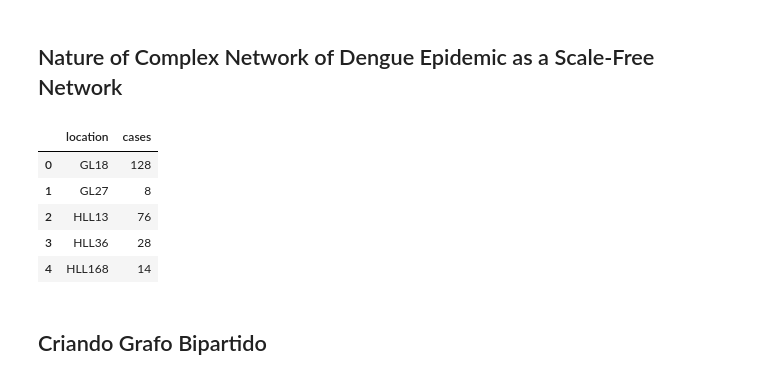
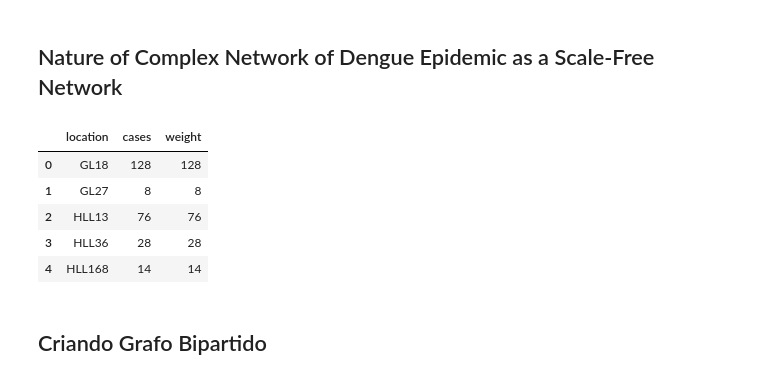
Before and after one commit to lstival/mo826, a Jupyter notebook: P3/P3_MO826.ipynb, the cells around one changed output. Drawn from its saved outputs; the diff is of its cells as text; code cells hidden in the pictures.

```diff
--- a/P3/P3_MO826.ipynb
+++ b/P3/P3_MO826.ipynb
@@ -25,16 +30,17 @@ cases_nodes = [128, 8, 76, 28, 14, 111, 7, 74, 28, 13, 105, 7, 73, 27, 13, 85, 7
 # %%
 # Dataframe contendo as arestas do grafo
 df = pd.DataFrame()
 df['location'] = regios_nodes
 df['cases'] = cases_nodes
+df['weight'] = cases_nodes
 df.head()
 # %% [output]
-|  | location | cases |
-| 0 | GL18 | 128 |
-| 1 | GL27 | 8 |
-| 2 | HLL13 | 76 |
-| 3 | HLL36 | 28 |
-| 4 | HLL168 | 14 |
+|  | location | cases | weight |
+| 0 | GL18 | 128 | 128 |
+| 1 | GL27 | 8 | 8 |
+| 2 | HLL13 | 76 | 76 |
+| 3 | HLL36 | 28 | 28 |
+| 4 | HLL168 | 14 | 14 |
 # %% [markdown]
 ## Criando Grafo Bipartido
 # %%
```
Also changed, not shown: parts of 30 cells of this notebook.
